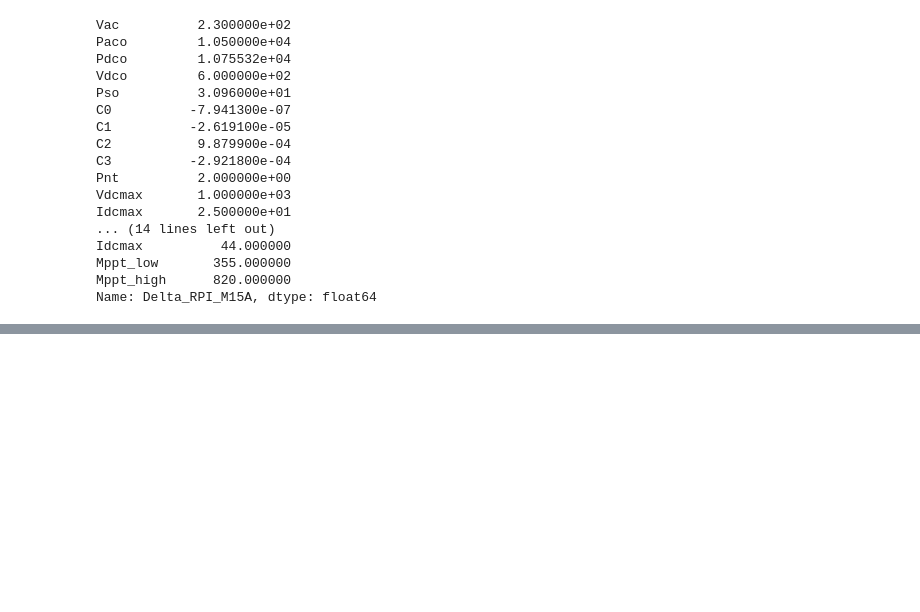
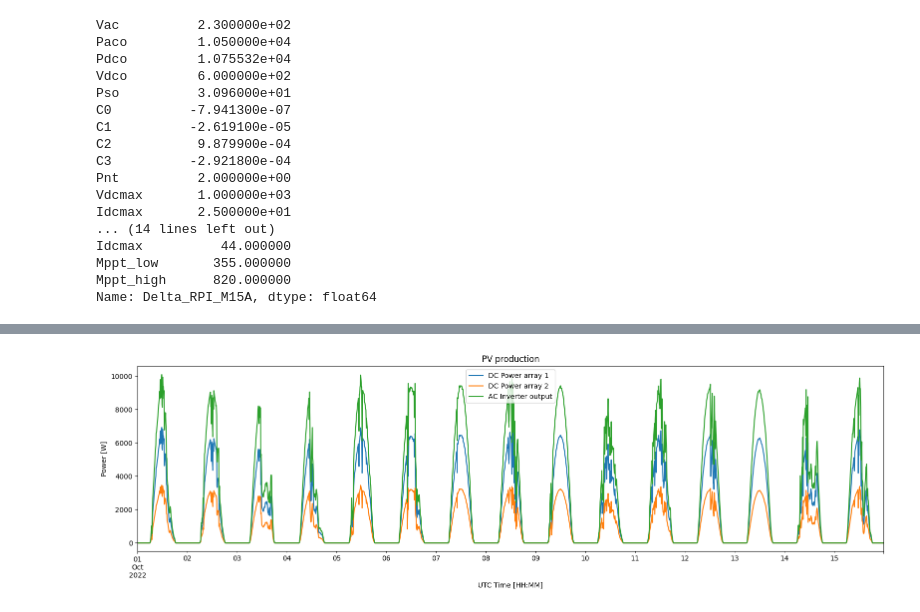
Before and after one commit to Laboratoire-Piment/TwInSolar_PV_system_modelling, a Jupyter notebook: Model_PV_ENERPOS.ipynb, the cells around one changed output, grey strips where cells are left out. Saved outputs shown, nothing was run; the diff lists cells and outputs as text; code cells hidden in the pictures; blank space fills up the shorter version.

```diff
--- a/Model_PV_ENERPOS.ipynb
+++ b/Model_PV_ENERPOS.ipynb
@@ -50,30 +82,29 @@ The polycristaline modules TENESOL TE2000 of the ENERPOS system are not present
 <font size=1>$^{**}$ NOCT test: 1000 W/m$^2$, 1.5 AM, ambiant temperature 20°C, and wind speed 1 m/s</font>
 # %%
 # Create module model from the datasheet
-from pvlib import pvsystem
 
 # Import module specs from custom CEC file
 module_database = pvsystem.retrieve_sam(path = 'Custom-cec-modules.csv')
-module = module_database.TENESOL_TE2000_210W
+module_TE2000 = module_database.TENESOL_TE2000_210W
 
 # Estimate the parameters for the CEC single diode model
 """ WARNING - This function relies on NREL's SAM tool. So PySAM, its Python API, needs to be installed
 in the same computer. Otherwise, you can expect the following error: 'ImportError if NREL-PySAM is not installed.'
 """
-module.I_L_ref, module.I_o_ref, module.R_s, module.R_sh_ref, module.a_ref, module.Adjust = pvlib.ivtools.sdm.fit_cec_sam(
-    celltype = module.Technology,
-    v_mp = module.V_mp_ref,
-    i_mp = module.I_mp_ref,
-    v_oc = module.V_oc_ref,
-    i_sc = module.I_sc_ref,
-    alpha_sc = module.alpha_sc,
-    beta_voc = module.beta_oc,
-    gamma_pmp = module.gamma_r,
-    cells_in_series = module.N_s,
+module_TE2000.I_L_ref, module_TE2000.I_o_ref, module_TE2000.R_s, module_TE2000.R_sh_ref, module_TE2000.a_ref, module_TE2000.Adjust = pvlib.ivtools.sdm.fit_cec_sam(
+    celltype = module_TE2000.Technology,
+    v_mp = module_TE2000.V_mp_ref,
+    i_mp = module_TE2000.I_mp_ref,
+    v_oc = module_TE2000.V_oc_ref,
+    i_sc = module_TE2000.I_sc_ref,
+    alpha_sc = module_TE2000.alpha_sc,
+    beta_voc = module_TE2000.beta_oc,
+    gamma_pmp = module_TE2000.gamma_r,
+    cells_in_series = module_TE2000.N_s,
     temp_ref = 25)
 
 # Let's have a look to the module specs
-print(module)
+print(module_TE2000)
 # %% [output]
 Technology       multiSi
 Bifacial               0
@@ -206,0 +249,14 @@ No artists with labels found to put in legend.  Note that artists whose label st
+# %%
+# Plot results
+plt.figure(figsize=(16,5))
+mc_1.results.dc[0].p_mp.plot(label='DC Power array 1')
+mc_1.results.dc[1].p_mp.plot(label='DC Power array 2')
+ax = mc_1.results.ac.plot(label='AC Inverter output')
+ax.set_ylabel('Power [W]')
+ax.set_xlabel('UTC Time [HH:MM]')
+ax.set_title('PV production')
+plt.legend()
+plt.tight_layout()
+plt.show()
+# %% [output]
+[figure, added]
```
Also changed, not shown: parts of 15 cells of this notebook, 2 other files.
